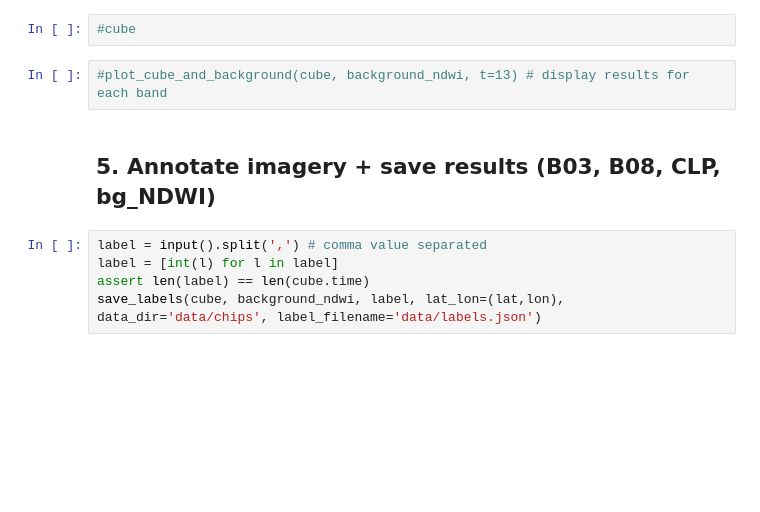
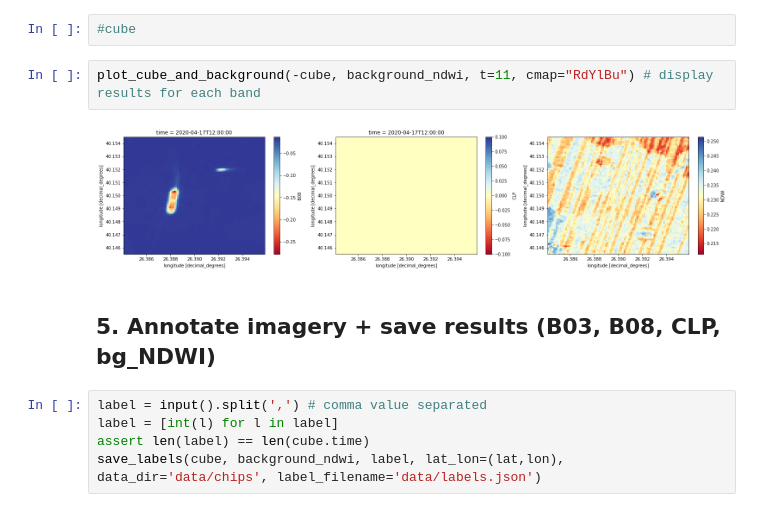
Before and after one commit to MichelDeudon/sentinel2-xcube-boat-detection, a Jupyter notebook: 1-Annotate_S2.ipynb, the cells around one changed output. Cells and saved outputs as stored; diff of their text form; blank space fills up the shorter version.

```diff
--- a/1-Annotate_S2.ipynb
+++ b/1-Annotate_S2.ipynb
@@ -88,7 +88,9 @@ Keeping 13/31 images 50.0% cloudless
 # %%
 #cube
 # %%
-#plot_cube_and_background(cube, background_ndwi, t=13) # display results for each band
+plot_cube_and_background(-cube, background_ndwi, t=11, cmap="RdYlBu") # display results for each band
+# %% [output]
+[figure, added]
 # %% [markdown]
 ## 5. Annotate imagery + save results (B03, B08, CLP, bg_NDWI)
 # %%
```
Also changed, not shown: parts of 3 cells of this notebook, 1 other file.
